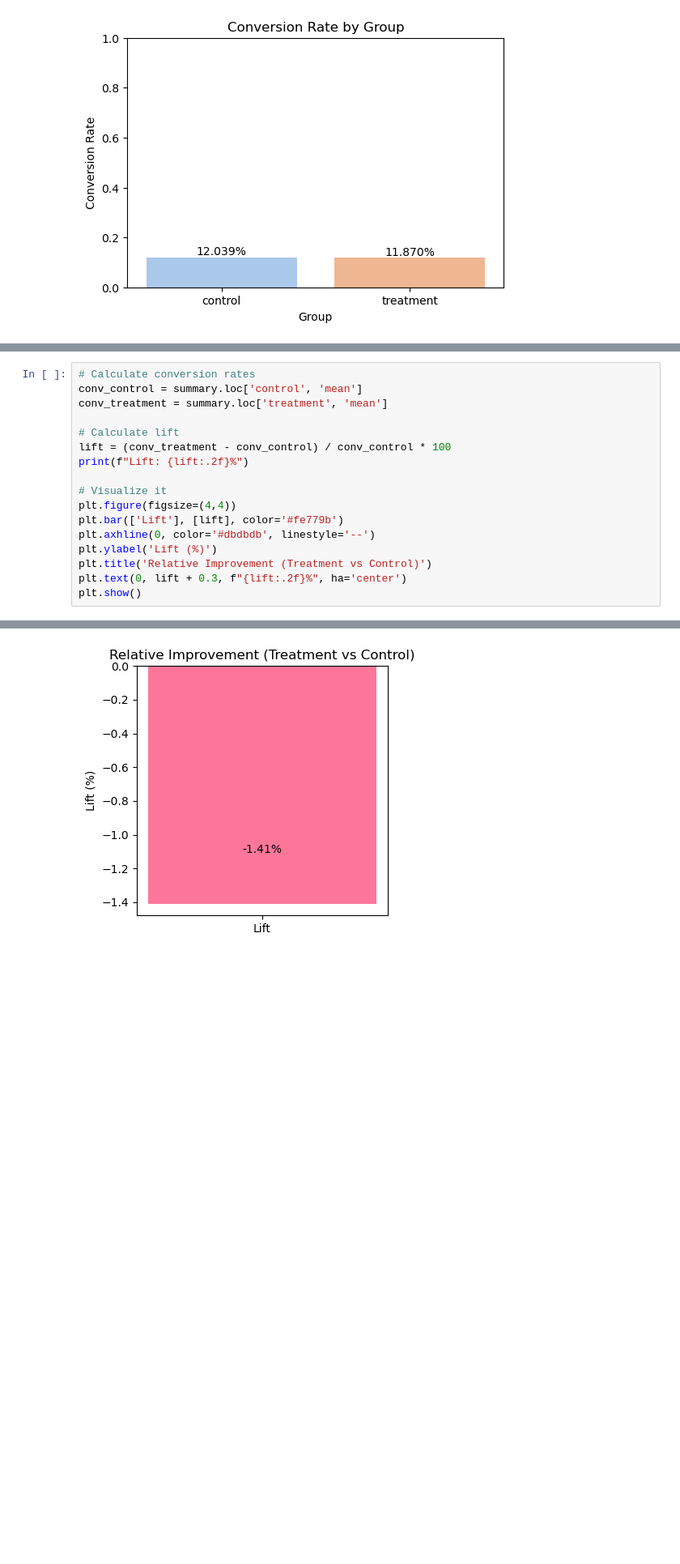
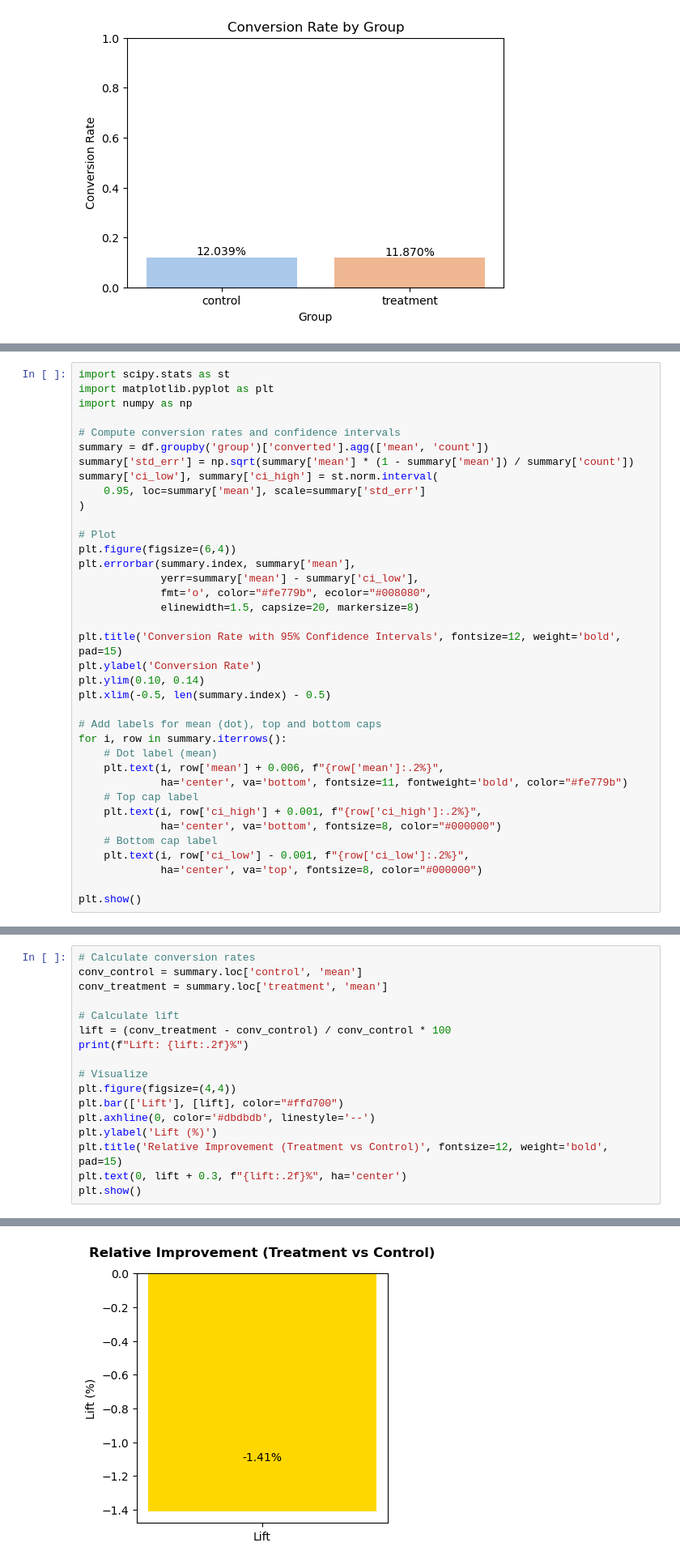
Before and after one commit to SuslovAnton/bank-landing-ab-test, a Jupyter notebook: notebooks/1_load_and_overview.ipynb, the cells around one changed output, grey strips where cells are left out. Shown at 81% size. Drawn from its saved outputs; the diff is of its cells as text; blank space fills up the shorter version.

```diff
--- a/notebooks/1_load_and_overview.ipynb
+++ b/notebooks/1_load_and_overview.ipynb
@@ -309,0 +309,37 @@ plt.show()
+# %%
+import scipy.stats as st
+import matplotlib.pyplot as plt
+import numpy as np
+
+# Compute conversion rates and confidence intervals
+summary = df.groupby('group')['converted'].agg(['mean', 'count'])
+summary['std_err'] = np.sqrt(summary['mean'] * (1 - summary['mean']) / summary['count'])
+summary['ci_low'], summary['ci_high'] = st.norm.interval(
+    0.95, loc=summary['mean'], scale=summary['std_err']
+)
+
+# Plot
+plt.figure(figsize=(6,4))
+plt.errorbar(summary.index, summary['mean'],
+             yerr=summary['mean'] - summary['ci_low'],
+             fmt='o', color="#fe779b", ecolor="#008080",
+             elinewidth=1.5, capsize=20, markersize=8)
+
+plt.title('Conversion Rate with 95% Confidence Intervals', fontsize=12, weight='bold', pad=15)
+plt.ylabel('Conversion Rate')
+plt.ylim(0.10, 0.14)
+plt.xlim(-0.5, len(summary.index) - 0.5)
+
+# Add labels for mean (dot), top and bottom caps
+for i, row in summary.iterrows():
+    # Dot label (mean)
+    plt.text(i, row['mean'] + 0.006, f"{row['mean']:.2%}",
+             ha='center', va='bottom', fontsize=11, fontweight='bold', color="#fe779b")
+    # Top cap label
+    plt.text(i, row['ci_high'] + 0.001, f"{row['ci_high']:.2%}",
+             ha='center', va='bottom', fontsize=8, color="#000000")
+    # Bottom cap label
+    plt.text(i, row['ci_low'] - 0.001, f"{row['ci_low']:.2%}",
+             ha='center', va='top', fontsize=8, color="#000000")
+
+plt.show()
@@ -314,23 +352,23 @@ It shows how much better or worse the treatment performed relative to the contro
 # %%
 # Calculate conversion rates
 conv_control = summary.loc['control', 'mean']
 conv_treatment = summary.loc['treatment', 'mean']
 
 # Calculate lift
 lift = (conv_treatment - conv_control) / conv_control * 100
 print(f"Lift: {lift:.2f}%")
 
-# Visualize it
+# Visualize
 plt.figure(figsize=(4,4))
-plt.bar(['Lift'], [lift], color='#fe779b')
+plt.bar(['Lift'], [lift], color="#ffd700")
 plt.axhline(0, color='#dbdbdb', linestyle='--')
 plt.ylabel('Lift (%)')
-plt.title('Relative Improvement (Treatment vs Control)')
+plt.title('Relative Improvement (Treatment vs Control)', fontsize=12, weight='bold', pad=15)
 plt.text(0, lift + 0.3, f"{lift:.2f}%", ha='center')
 plt.show()
 # %% [output]
 Lift: -1.41%
-[figure, old version]
+[figure, new version]
 # %% [markdown]
 ## Interpretation
 
```
Also changed, not shown: parts of 5 cells of this notebook, 5 other files.
